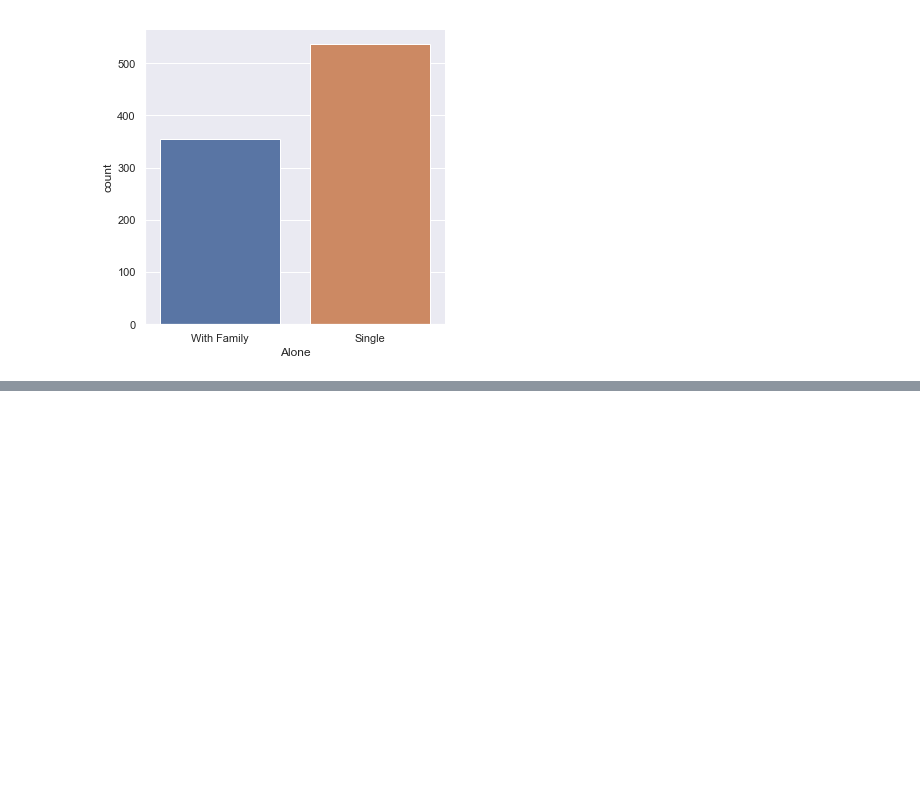
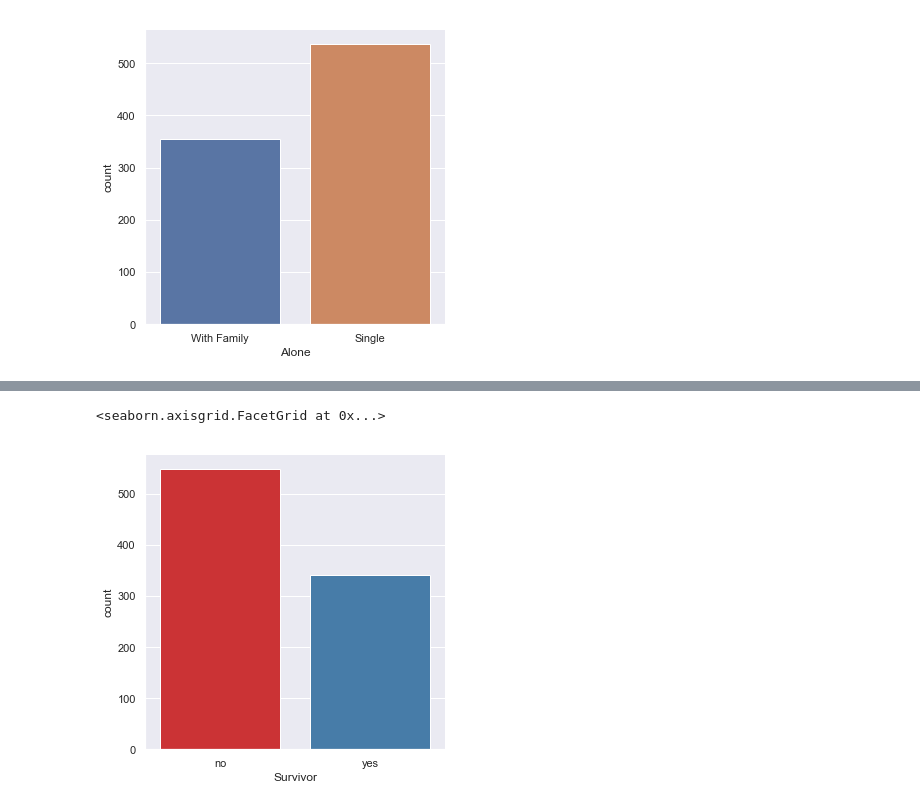
Before and after one commit to Abhijeet-Tiwarii/Data_Analysis_practice_repo, a Jupyter notebook: Titanic_Data Analysis.ipynb, the cells around one changed output, grey strips where cells are left out. Drawn from its saved outputs; the diff is of its cells as text; code cells hidden in the pictures; blank space fills up the shorter version.

```diff
--- a/Titanic_Data Analysis.ipynb
+++ b/Titanic_Data Analysis.ipynb
@@ -171,0 +188,6 @@ sns.factorplot('Alone',data=titanic_df,kind="count")
+# %%
+# Let's just get a quick overall view of survied vs died.
+sns.factorplot('Survivor',data=titanic_df,palette='Set1',kind = 'count')
+# %% [output]
+<seaborn.axisgrid.FacetGrid at 0x...>
+[figure, added]
```
Also changed, not shown: parts of 19 cells of this notebook.
